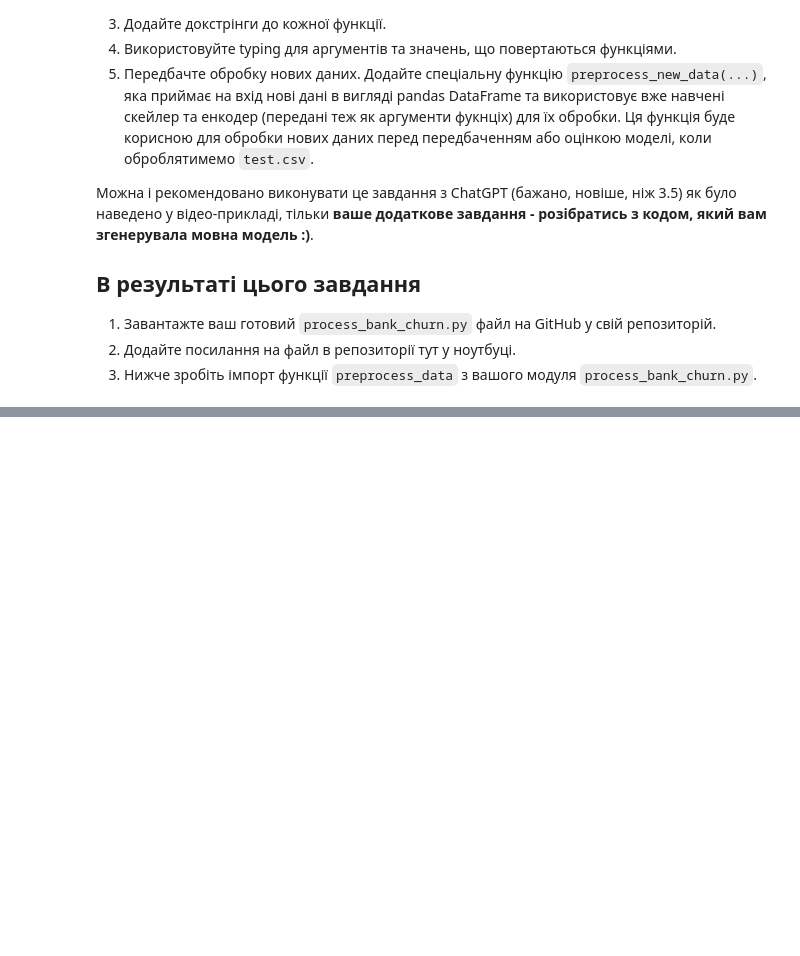
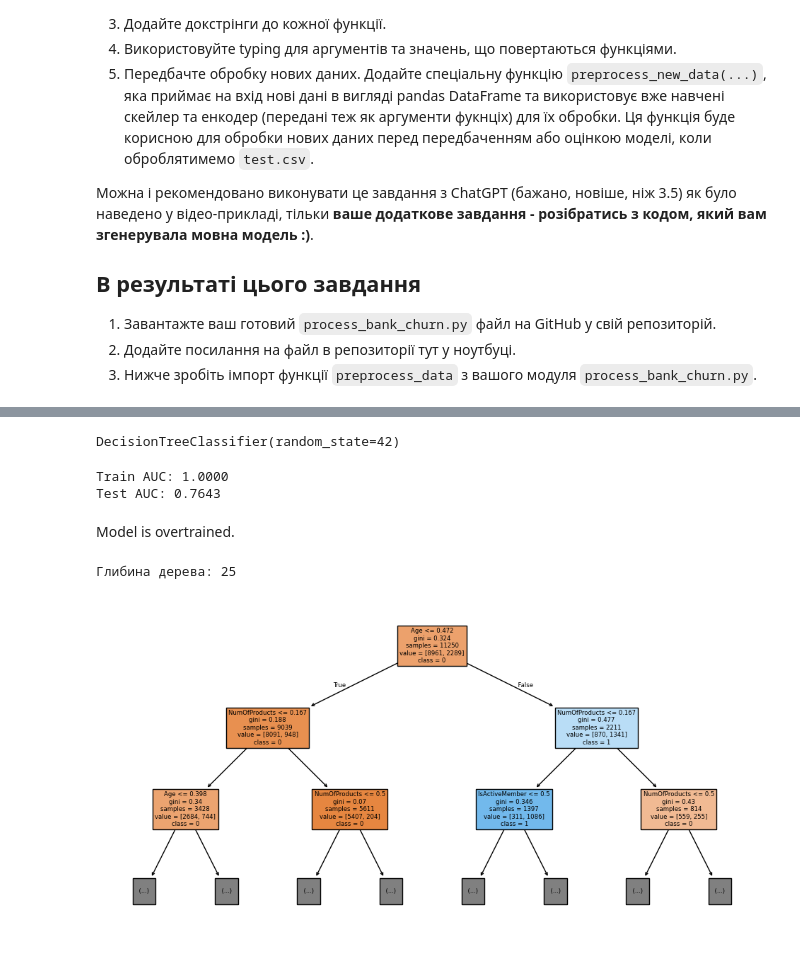
Before and after one commit to prindyn/ml_learning, a Jupyter notebook: HW 2.3 Decision Trees.ipynb, the cells around one changed output, grey strips where cells are left out. Cells and saved outputs as stored; diff of their text form; code cells hidden in the pictures; blank space fills up the shorter version.

Commit message:
HW 2.3 Decision Trees

```diff
--- a/HW 2.3 Decision Trees.ipynb
+++ b/HW 2.3 Decision Trees.ipynb
@@ -36,0 +53,36 @@
+# %%
+raw_df = pd.read_csv("bank-customer-churn-prediction-dlu-course-c-2/train.csv")
+
+preproc_data = preprocess_data(raw_df)
+# %%
+# 1. Тренування дерева прийняття рішень
+model = DecisionTreeClassifier(random_state=42)
+model.fit(preproc_data['train_X'], preproc_data['train_y'])
+# %% [output]
+DecisionTreeClassifier(random_state=42)
+# %%
+# 2. Обчислення метрики AUC-ROC
+train_auc = roc_auc_score(preproc_data['train_y'], model.predict_proba(preproc_data['train_X'])[:, 1])
+test_auc = roc_auc_score(preproc_data['test_y'], model.predict_proba(preproc_data['test_X'])[:, 1])
+
+print(f"Train AUC: {train_auc:.4f}")
+print(f"Test AUC: {test_auc:.4f}")
+# %% [output]
+Train AUC: 1.0000
+Test AUC: 0.7643
+# %% [markdown]
+Model is overtrained.
+# %%
+# 3. Вивід глибини дерева
+print(f"Глибина дерева: {model.get_depth()}")
+# %% [output]
+Глибина дерева: 25
+# %%
+# 4. Побудова дерева до глибини 2
+X_columns = preproc_data['train_X'].columns
+
+plt.figure(figsize=(12, 6))
+plot_tree(model, max_depth=2, feature_names=X_columns, class_names=['0', '1'], filled=True)
+plt.show()
+# %% [output]
+[figure, added]
```
Also changed, not shown: parts of 11 cells of this notebook, 3 other files.
